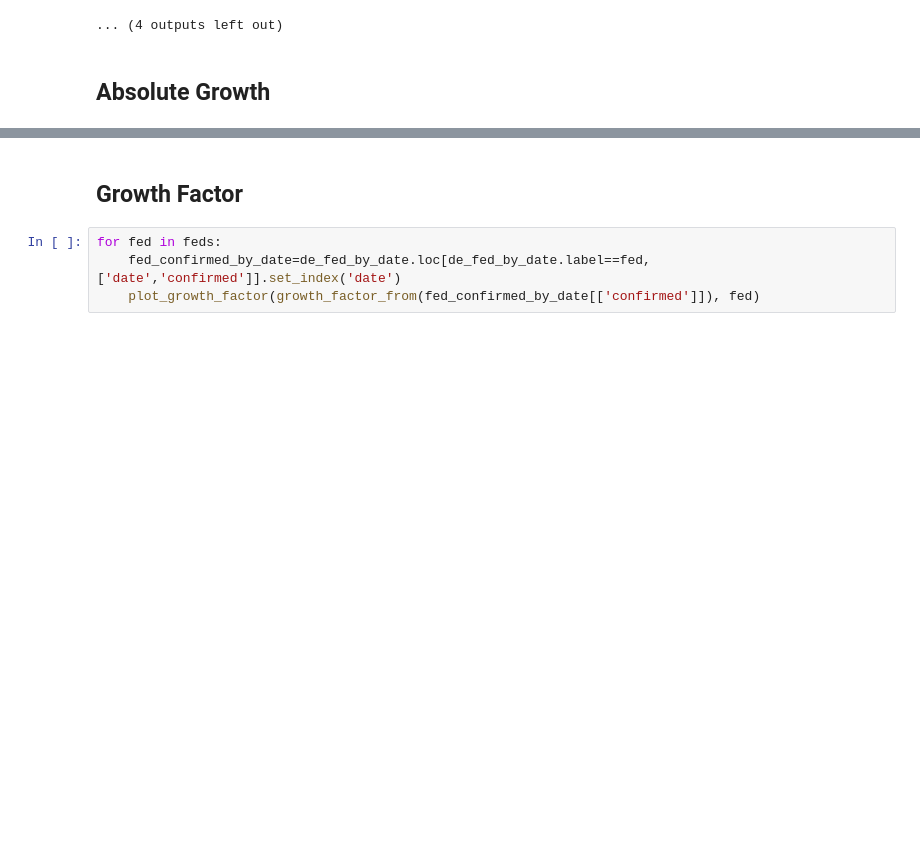
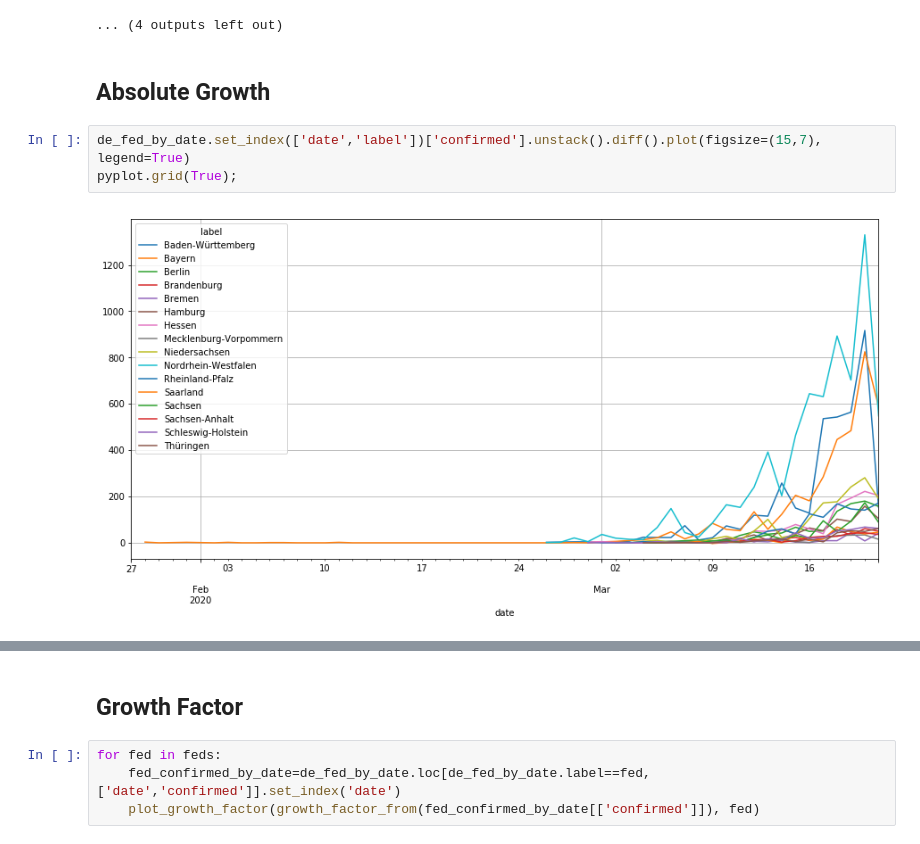
Before and after one commit to plipp/corona-2020-analysis, a Jupyter notebook: mp-data-analysis.ipynb, the cells around one changed output, grey strips where cells are left out. Cells and saved outputs as stored; diff of their text form; blank space fills up the shorter version.

```diff
--- a/mp-data-analysis.ipynb
+++ b/mp-data-analysis.ipynb
@@ -105,6 +121,11 @@ for fed in feds:
 ... (4 outputs left out)
 # %% [markdown]
 ## Absolute Growth
+# %%
+de_fed_by_date.set_index(['date','label'])['confirmed'].unstack().diff().plot(figsize=(15,7), legend=True)
+pyplot.grid(True);
+# %% [output]
+[figure, added]
 # %%
 for fed in feds:
     fed_confirmed_by_date=de_fed_by_date.loc[de_fed_by_date.label==fed,['date','confirmed']].set_index('date')
```
Also changed, not shown: parts of 9 cells of this notebook, 1 other file.
